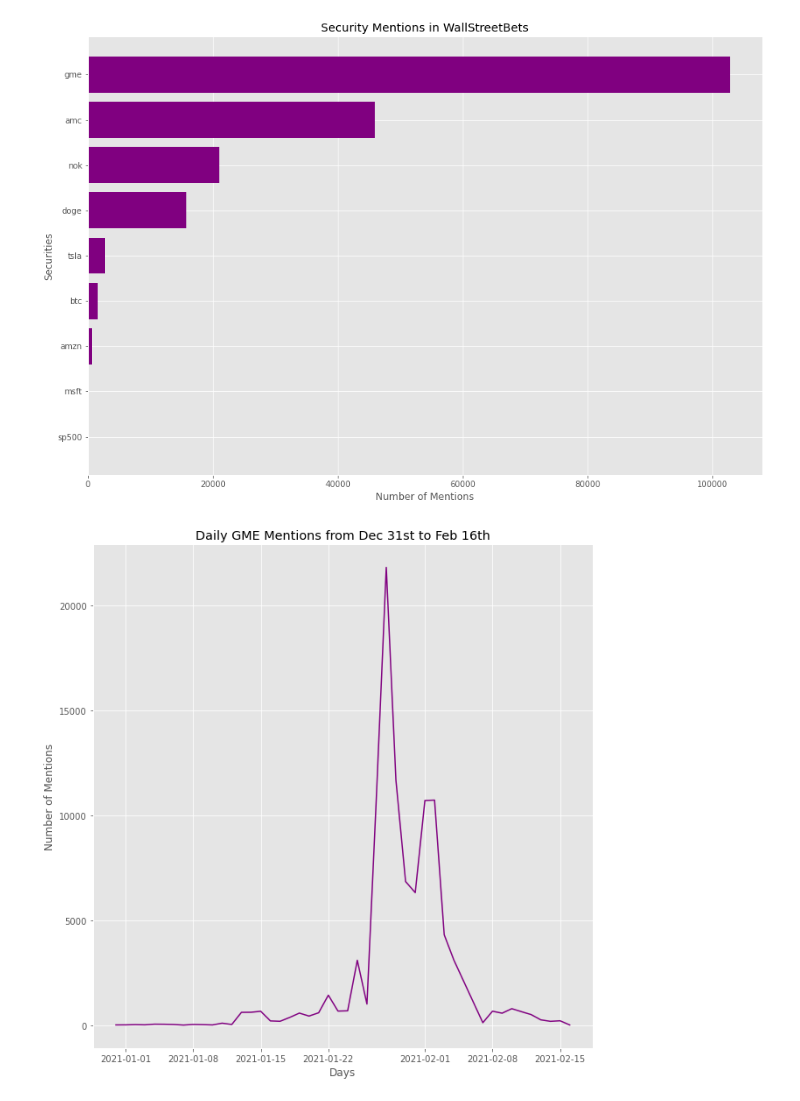
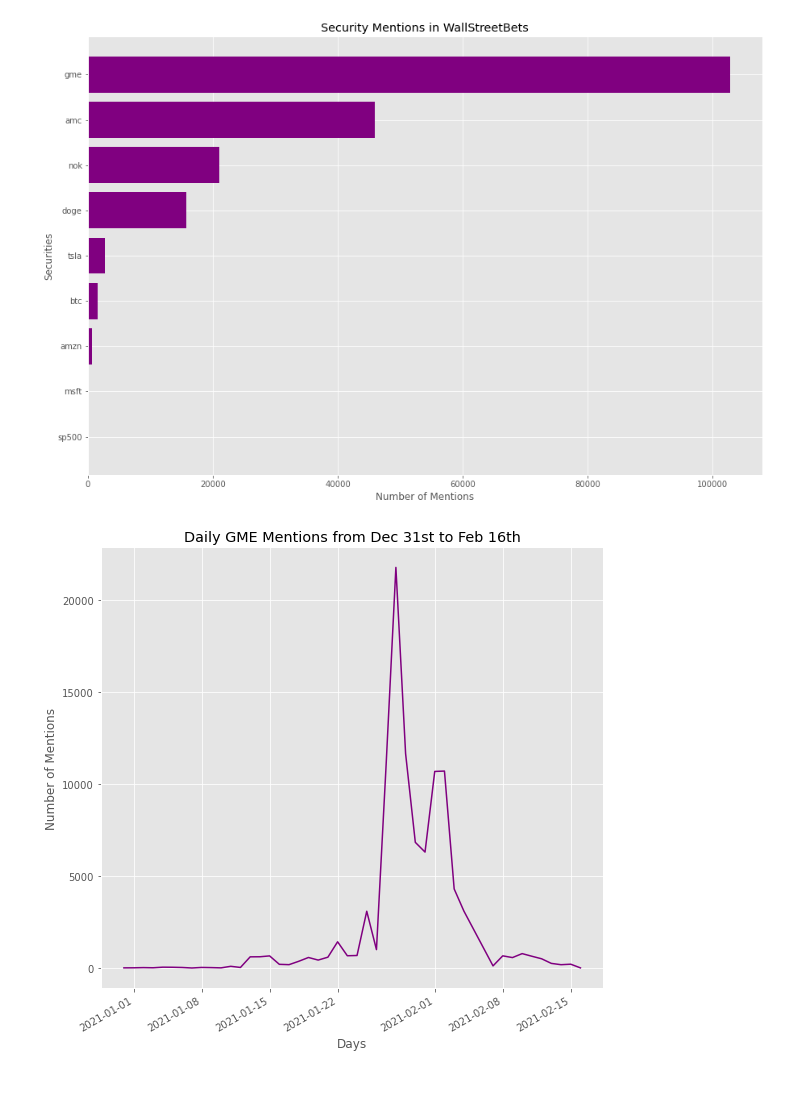
Before and after one commit to daniellkennett/WallstreetbetsAnalysis, a Jupyter notebook: WSB EDA.ipynb, the cells around one changed output. Saved outputs shown, nothing was run; the diff lists cells and outputs as text; code cells hidden in the pictures.

Commit message:
Included combined graphs

```diff
--- a/WSB EDA.ipynb
+++ b/WSB EDA.ipynb
@@ -20,8 +20,8 @@ wsb_df = pd.read_csv('Clean_WSB.csv')
 wsb_df['timestamp'] = wsb_df['timestamp'].map(lambda x: datetime.strptime(x, "%Y-%m-%d %H:%M:%S"))
 wsb_df['title'] = wsb_df['title'].astype(str)
 wsb_df['date'] = wsb_df['timestamp'].apply(lambda x: x.date())
-wsb_df['date_hour'] = wsb_df['timestamp'].apply(lambda x: f"{x.date()} : {x.hour}")
-
+wsb_df['date_hour'] = wsb_df['timestamp'].apply(lambda x: f"{x.date()} {x.hour}:00:00")
+wsb_df['date_hour'] = wsb_df['date_hour'].apply(lambda x: datetime.strptime(x, "%Y-%m-%d %H:%M:%S"))
 
 
 
@@ -130,15 +130,21 @@ Text(0, 0.5, 'Securities')
 # %%
 gme_date = wsb_full.groupby(['title','date']).count().reset_index()
 gme_date = gme_date[gme_date['title'] == 'gme']
+
+gme_date = gme_date.drop(['Unnamed: 0','author', 'scores',
+                                     'comments', 'timestamp'], axis =1)
+gme_date = gme_date.rename(columns = {'title':'title','date' : 'date', 'date_hour': 'count'})
+
+
 x = gme_date['date']
-y = gme_date['author']
+y = gme_date['count']
 
 fig, ax = plt.subplots(figsize = (9,9))
 ax.plot(x,y, color = 'purple')
 ax.set_title('Daily GME Mentions from Dec 31st to Feb 16th')
 ax.set_xlabel('Days')
 ax.set_ylabel('Number of Mentions')
-fig.tight_layout()
+fig.autofmt_xdate()
 # %% [output]
-[figure, old version]
+[figure, new version]
 # %%
```
Also changed, not shown: parts of 7 cells of this notebook.
